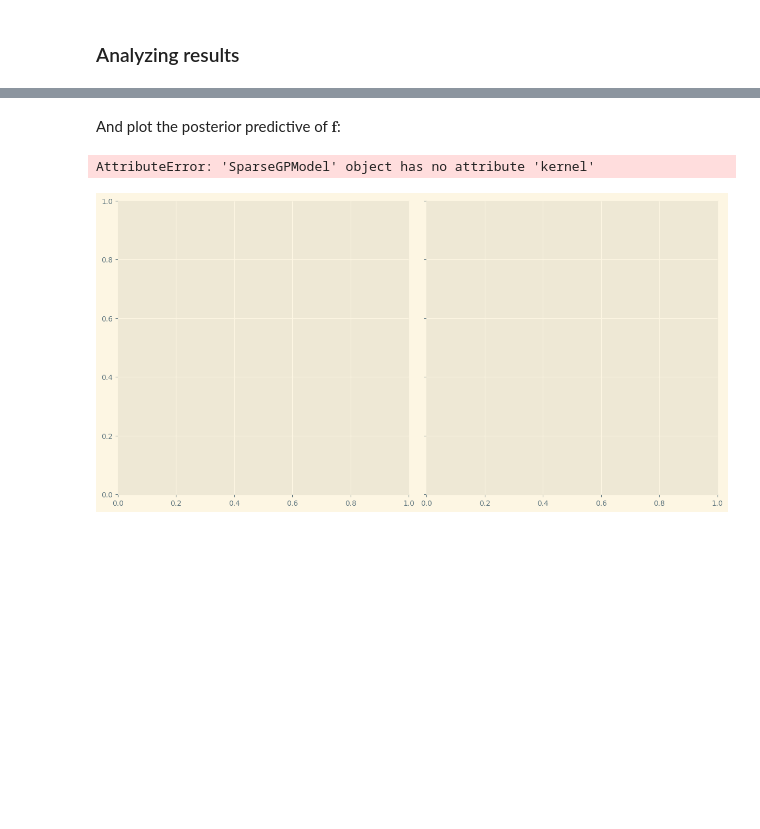
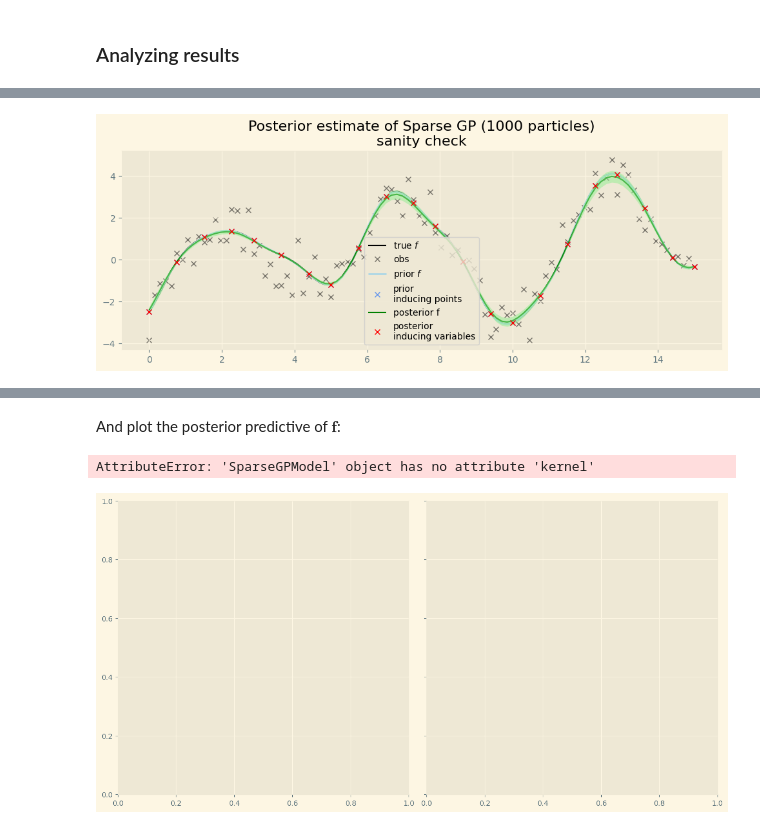
Before and after one commit to UncertaintyInComplexSystems/bayesianmodels, a Jupyter notebook: notebooks/sparse_GP_regression_with_Gibbs.ipynb, the cells around one changed output, grey strips where cells are left out. Saved outputs shown, nothing was run; the diff lists cells and outputs as text; code cells hidden in the pictures; blank space fills up the shorter version.

Commit message:
SMC sparseGP sanity check

```diff
--- a/notebooks/sparse_GP_regression_with_Gibbs.ipynb
+++ b/notebooks/sparse_GP_regression_with_Gibbs.ipynb
@@ -128,7 +129,7 @@ Set up the GP models, either with $\mathbf{f}$ sampled explicitly, or with $\mat
 # %%
 # prior over covariance hyperparameters, likelihood, and inducing inputs.
 
-num_inducing_points = 20
+num_inducing_points = 22
 
 priors = dict(
     kernel=dict(  # Rossi uses lognormal priors over kernel parameters.
@@ -643,23 +644,15 @@ key = jrnd.PRNGKey(random_random_seed)
 
 # define parameters for inference
 sampling_parameters = dict(
-    #num_burn=0,  # gibbs
-    #num_samples=20_000  # gibbs | num_mcmc_steps
-
-    num_particles=1_0,  # SMC
-    num_mcmc_steps=2_0  # SMC
+    num_particles = 1_000,  # SMC
+    num_mcmc_steps = 100  # SMC
     )
 
 # run inference
 with jax.disable_jit(disable=False):  # TODO: Add alarming print when disabled
     key, key_inference = jrnd.split(key)
 
-    # initial_state, gibbs_states = gp_sparse.inference(
-    #     key_inference,
-    #     mode='gibbs-in-smc',
-    #     sampling_parameters=sampling_parameters)`
-
-    initial_particles, particles, num_iter, marginal_likelihood = gp_sparse.inference(
+    initial_particles, particles, _, marginal_likelihood = gp_sparse.inference(
         key_inference,
         mode='gibbs-in-smc',
         sampling_parameters=sampling_parameters)
@@ -692,0 +668,77 @@ variance : (10,)
+# %%
+def particle_avg_hdi(particles):
+    # plot average and confidence intervals
+    mean = jnp.mean(particles, axis=0)
+    hdi_lower = jnp.percentile(particles, q=2.5, axis=0)
+    hdi_upper = jnp.percentile(particles, q=97.5, axis=0)
+    return mean, hdi_lower, hdi_upper
+
+
+def plot_smc_posterior(particles, initial_particles, sub_title=''):
+    plt.figure(figsize=(12, 4))
+
+    # observations and true function
+    plt.plot(x, f_true, 'k', label=r'true $f$', lw=1.5, alpha=1, zorder=-1)
+    plt.plot(x, y, 'x', label='obs', color='black', alpha=0.5, zorder=-1)
+
+    # prior f
+    f_prior_mean, f_prior_hdi_lower, f_prior_hdi_upper  = particle_avg_hdi(
+        initial_particles.position['f'])
+    plt.plot(
+        x,
+        f_prior_mean,
+        label=r'prior $f$',
+        color='lightblue',
+        alpha=1,
+        lw=2,
+        zorder=1)
+
+    # prior inducing points
+    (Z_prior_mean,
+     Z_prior_hdi_lower,
+     Z_prior_hdi_upper) = particle_avg_hdi(particles['Z'])
+    (u_prior_mean,
+     u_prior_hdi_lower,
+     u_prior_hdi_upper) = particle_avg_hdi(particles['u'])
+    plt.plot(
+        Z_prior_mean,
+        u_prior_mean,
+        'x',
+        label='prior\ninducing points',
+        color='cornflowerblue',
+        alpha=1,
+        lw=1,
+        zorder=1)
+
+    # f | particle average
+    fp_mean, fp_hdi_lower, fp_hdi_upper = particle_avg_hdi(particles['f'])
+    ax = plt.gca()
+    ax.plot(x, fp_mean, label='posterior f', color='green', lw=1.5, zorder=1)
+    ax.fill_between(
+        x.flatten(), fp_hdi_lower, fp_hdi_upper,
+        alpha=0.5, color='lightgreen', lw=0)
+
+    # Plot inducing points
+    up_mean, up_hdi_lower, up_hdi_upper = particle_avg_hdi(particles['u'])
+    zp_mean, zp_hdi_lower, zp_hdi_upper = particle_avg_hdi(particles['Z'])
+
+    plt.plot(
+        zp_mean, up_mean,
+        'x',
+        label='posterior\ninducing variables',
+        color='red',
+        alpha=1.0,
+        zorder=2)
+
+    ax.fill_between(
+        zp_mean, up_hdi_lower, up_hdi_upper,
+        alpha=0.5, color='orange', lw=0)
+
+    plt.legend()
+    if sub_title != '':
+        sub_title = f'\n{sub_title}'
+    plt.title(f'Posterior estimate of Sparse GP ({particles["f"].shape[0]} particles){sub_title}');
+
+plot_smc_posterior(particles, initial_particles, sub_title='sanity check')
+# %% [output]
+[figure, added]
```
Also changed, not shown: parts of 15 cells of this notebook, 1 other file.
